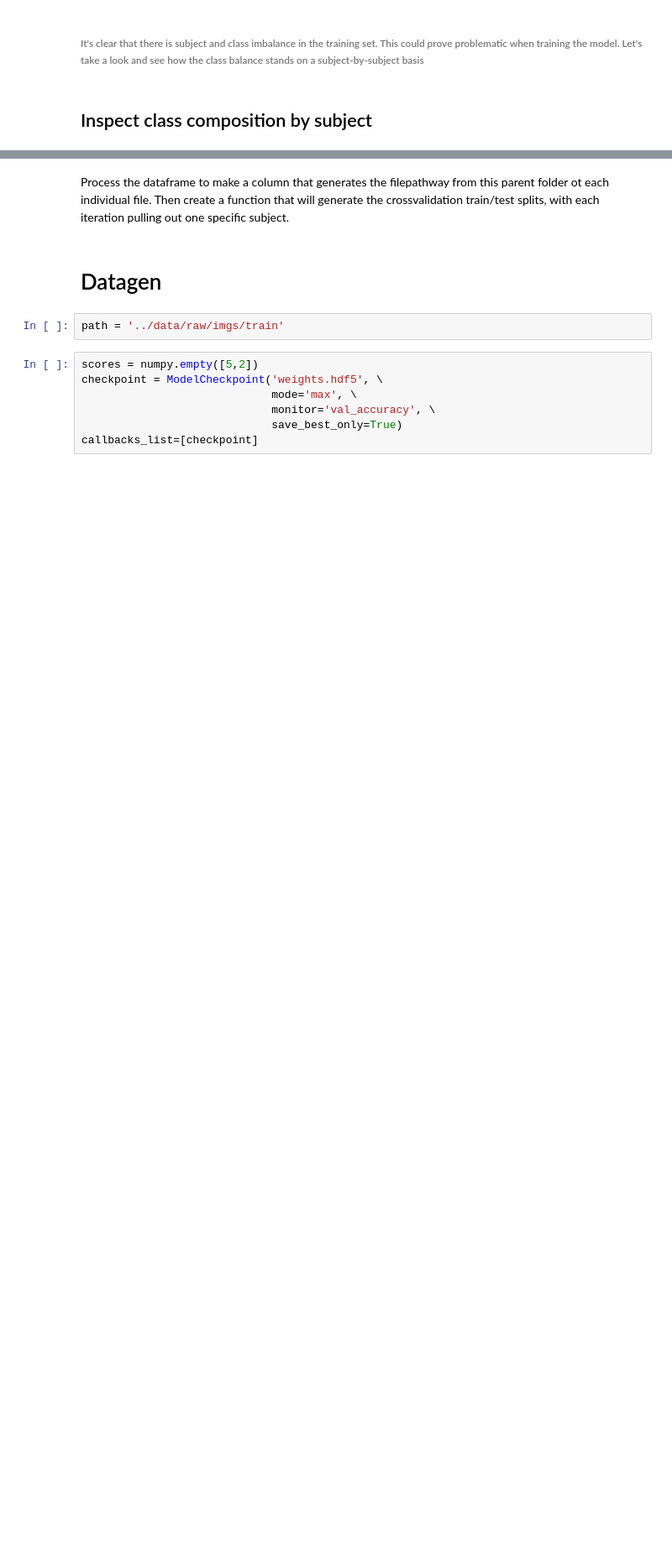
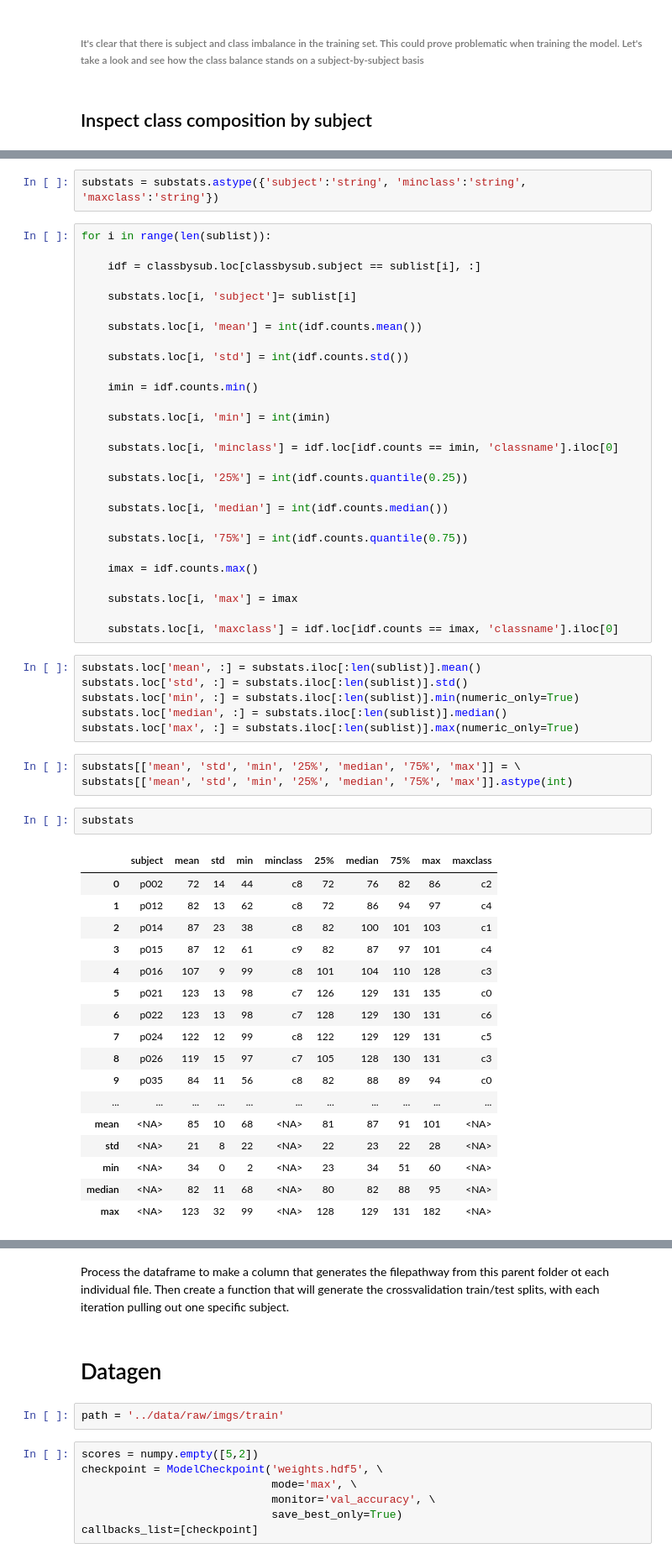
Before and after one commit to Dylan-C-Neal/DistractedDrivingClassifier, a Jupyter notebook: notebooks/Cross-Validation.ipynb, the cells around one changed output, grey strips where cells are left out. Shown: that part at 84% size. Saved outputs shown, nothing was run; the diff lists cells and outputs as text; blank space fills up the shorter version.

```diff
--- a/notebooks/Cross-Validation.ipynb
+++ b/notebooks/Cross-Validation.ipynb
@@ -194,2 +295,61 @@ sublist = subbyclass.subject.unique()
+# %%
+substats = substats.astype({'subject':'string', 'minclass':'string', 'maxclass':'string'})
+# %%
+for i in range(len(sublist)):
+
+    idf = classbysub.loc[classbysub.subject == sublist[i], :]
+
+    substats.loc[i, 'subject']= sublist[i]
+
+    substats.loc[i, 'mean'] = int(idf.counts.mean())
+
+    substats.loc[i, 'std'] = int(idf.counts.std())
+
+    imin = idf.counts.min()
+
+    substats.loc[i, 'min'] = int(imin)
+
+    substats.loc[i, 'minclass'] = idf.loc[idf.counts == imin, 'classname'].iloc[0]
+
+    substats.loc[i, '25%'] = int(idf.counts.quantile(0.25))
+
+    substats.loc[i, 'median'] = int(idf.counts.median())
+
+    substats.loc[i, '75%'] = int(idf.counts.quantile(0.75))
+
+    imax = idf.counts.max()
+
+    substats.loc[i, 'max'] = imax
+
+    substats.loc[i, 'maxclass'] = idf.loc[idf.counts == imax, 'classname'].iloc[0]
+# %%
+substats.loc['mean', :] = substats.iloc[:len(sublist)].mean()
+substats.loc['std', :] = substats.iloc[:len(sublist)].std()
+substats.loc['min', :] = substats.iloc[:len(sublist)].min(numeric_only=True)
+substats.loc['median', :] = substats.iloc[:len(sublist)].median()
+substats.loc['max', :] = substats.iloc[:len(sublist)].max(numeric_only=True)
+# %%
+substats[['mean', 'std', 'min', '25%', 'median', '75%', 'max']] = \
+substats[['mean', 'std', 'min', '25%', 'median', '75%', 'max']].astype(int)
+# %%
+substats
+# %% [output]
+|  | subject | mean | std | min | minclass | 25% | median | 75% | max | maxclass |
+| 0 | p002 | 72 | 14 | 44 | c8 | 72 | 76 | 82 | 86 | c2 |
+| 1 | p012 | 82 | 13 | 62 | c8 | 72 | 86 | 94 | 97 | c4 |
+| 2 | p014 | 87 | 23 | 38 | c8 | 82 | 100 | 101 | 103 | c1 |
+| 3 | p015 | 87 | 12 | 61 | c9 | 82 | 87 | 97 | 101 | c4 |
+| 4 | p016 | 107 | 9 | 99 | c8 | 101 | 104 | 110 | 128 | c3 |
+| 5 | p021 | 123 | 13 | 98 | c7 | 126 | 129 | 131 | 135 | c0 |
+| 6 | p022 | 123 | 13 | 98 | c7 | 128 | 129 | 130 | 131 | c6 |
+| 7 | p024 | 122 | 12 | 99 | c8 | 122 | 129 | 129 | 131 | c5 |
+| 8 | p026 | 119 | 15 | 97 | c7 | 105 | 128 | 130 | 131 | c3 |
+| 9 | p035 | 84 | 11 | 56 | c8 | 82 | 88 | 89 | 94 | c0 |
+| ... | ... | ... | ... | ... | ... | ... | ... | ... | ... | ... |
+| mean | <NA> | 85 | 10 | 68 | <NA> | 81 | 87 | 91 | 101 | <NA> |
+| std | <NA> | 21 | 8 | 22 | <NA> | 22 | 23 | 22 | 28 | <NA> |
+| min | <NA> | 34 | 0 | 2 | <NA> | 23 | 34 | 51 | 60 | <NA> |
+| median | <NA> | 82 | 11 | 68 | <NA> | 80 | 82 | 88 | 95 | <NA> |
+| max | <NA> | 123 | 32 | 99 | <NA> | 128 | 129 | 131 | 182 | <NA> |
 # %%
 # Plot barplots for each subject to visualize spread of training class frequency
```
Also changed, not shown: parts of 26 cells of this notebook.
